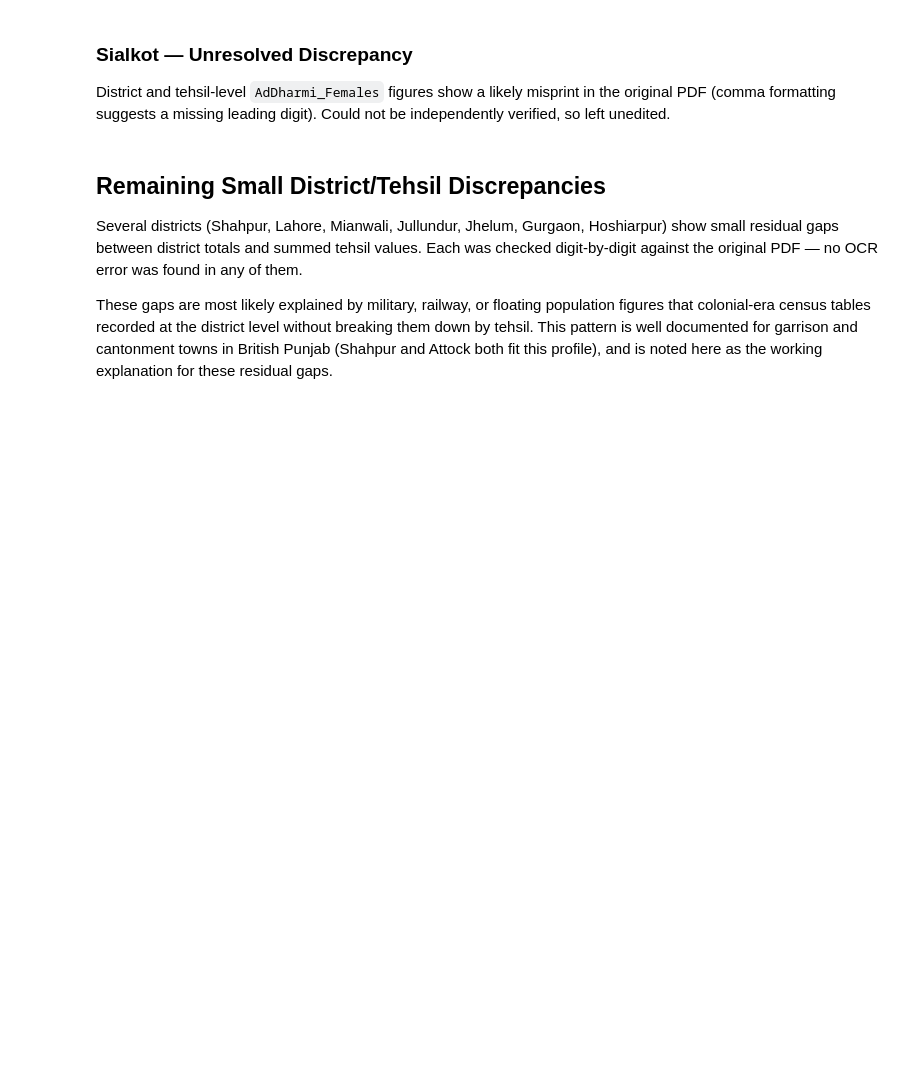
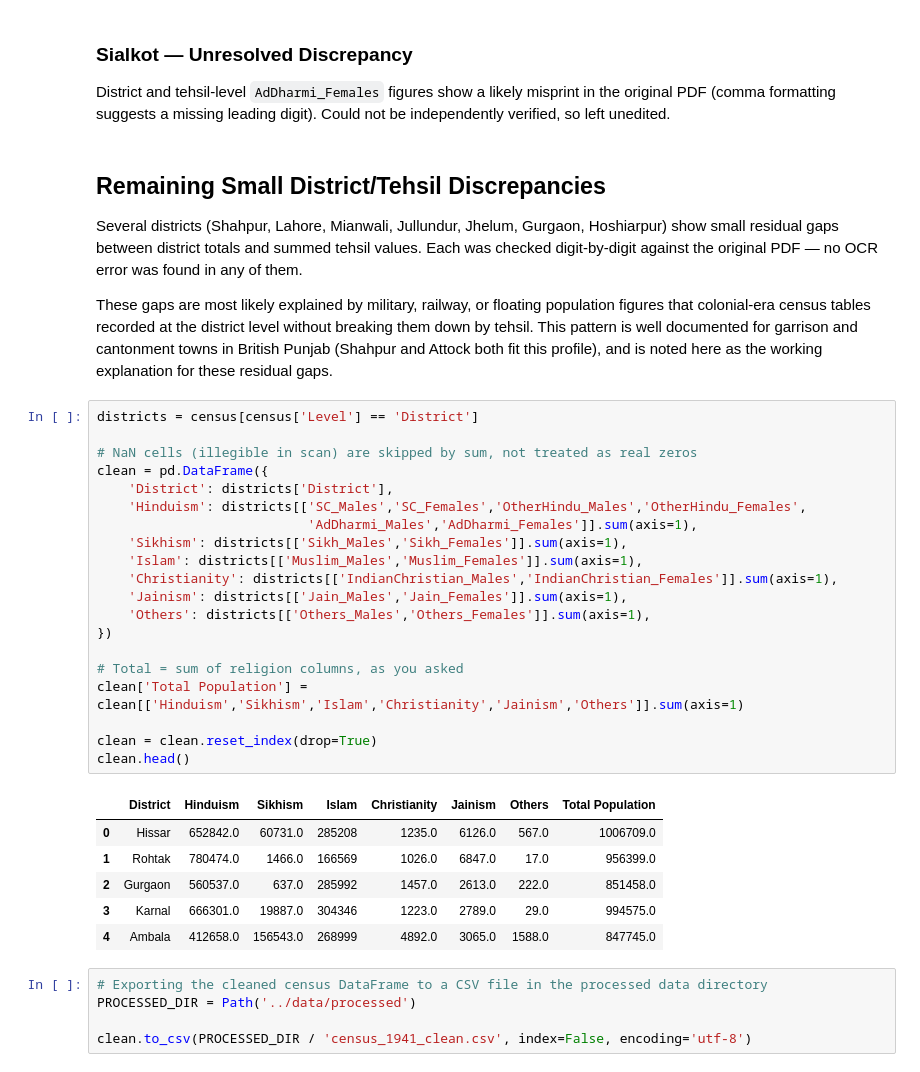
Before and after one commit to prabh9050/the-line-and-the-ledger, a Jupyter notebook: notebooks/01_census_1941_ocr_cleaning.ipynb, the cells around one changed output. Saved outputs shown, nothing was run; the diff lists cells and outputs as text; blank space fills up the shorter version.

Commit message:
Export census_1941_clean.csv to data/processed

```diff
--- a/notebooks/01_census_1941_ocr_cleaning.ipynb
+++ b/notebooks/01_census_1941_ocr_cleaning.ipynb
@@ -430,3 +430,35 @@ District and tehsil-level `AdDharmi_Females` figures show a likely misprint in t
 Several districts (Shahpur, Lahore, Mianwali, Jullundur, Jhelum, Gurgaon, Hoshiarpur) show small residual gaps between district totals and summed tehsil values. Each was checked digit-by-digit against the original PDF — no OCR error was found in any of them.
 
 These gaps are most likely explained by military, railway, or floating population figures that colonial-era census tables recorded at the district level without breaking them down by tehsil. This pattern is well documented for garrison and cantonment towns in British Punjab (Shahpur and Attock both fit this profile), and is noted here as the working explanation for these residual gaps.
+# %%
+districts = census[census['Level'] == 'District']
+
+# NaN cells (illegible in scan) are skipped by sum, not treated as real zeros
+clean = pd.DataFrame({
+    'District': districts['District'],
+    'Hinduism': districts[['SC_Males','SC_Females','OtherHindu_Males','OtherHindu_Females',
+                           'AdDharmi_Males','AdDharmi_Females']].sum(axis=1),
+    'Sikhism': districts[['Sikh_Males','Sikh_Females']].sum(axis=1),
+    'Islam': districts[['Muslim_Males','Muslim_Females']].sum(axis=1),
+    'Christianity': districts[['IndianChristian_Males','IndianChristian_Females']].sum(axis=1),
+    'Jainism': districts[['Jain_Males','Jain_Females']].sum(axis=1),
+    'Others': districts[['Others_Males','Others_Females']].sum(axis=1),
+})
+
+# Total = sum of religion columns, as you asked
+clean['Total Population'] = clean[['Hinduism','Sikhism','Islam','Christianity','Jainism','Others']].sum(axis=1)
+
+clean = clean.reset_index(drop=True)
+clean.head()
+# %% [output]
+|  | District | Hinduism | Sikhism | Islam | Christianity | Jainism | Others | Total Population |
+| 0 | Hissar | 652842.0 | 60731.0 | 285208 | 1235.0 | 6126.0 | 567.0 | 1006709.0 |
+| 1 | Rohtak | 780474.0 | 1466.0 | 166569 | 1026.0 | 6847.0 | 17.0 | 956399.0 |
+| 2 | Gurgaon | 560537.0 | 637.0 | 285992 | 1457.0 | 2613.0 | 222.0 | 851458.0 |
+| 3 | Karnal | 666301.0 | 19887.0 | 304346 | 1223.0 | 2789.0 | 29.0 | 994575.0 |
+| 4 | Ambala | 412658.0 | 156543.0 | 268999 | 4892.0 | 3065.0 | 1588.0 | 847745.0 |
+# %%
+# Exporting the cleaned census DataFrame to a CSV file in the processed data directory
+PROCESSED_DIR = Path('../data/processed')
+
+clean.to_csv(PROCESSED_DIR / 'census_1941_clean.csv', index=False, encoding='utf-8')
```
Also changed, not shown: 4 other files.
